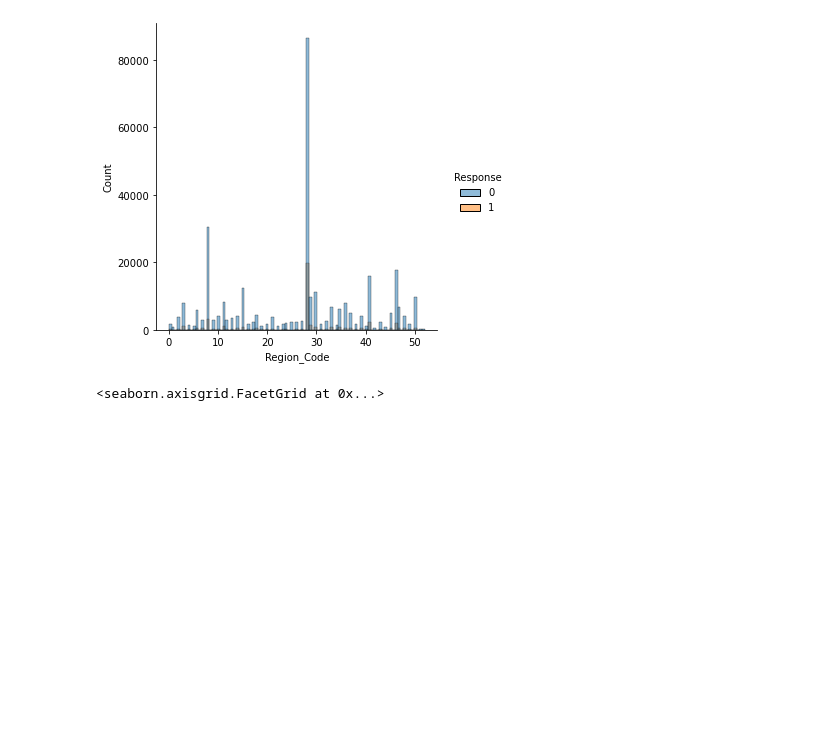
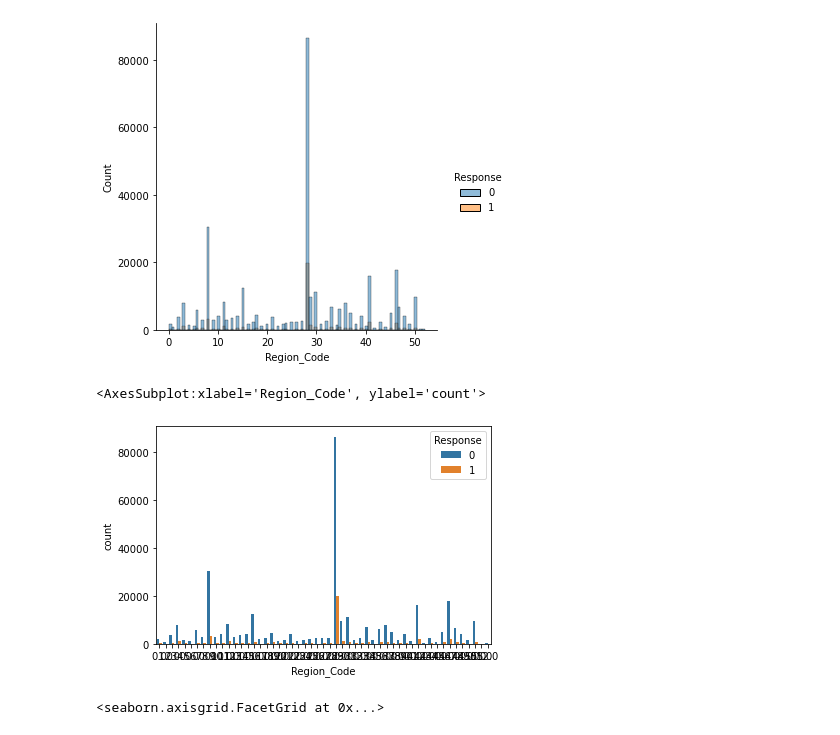
Before and after one commit to BharatGodara/SummerProject, a Jupyter notebook: Summer Project.ipynb, the cells around one changed output. Cells and saved outputs as stored; diff of their text form; code cells hidden in the pictures; blank space fills up the shorter version.

```diff
--- a/Summer Project.ipynb
+++ b/Summer Project.ipynb
@@ -157,6 +167,11 @@ sns.displot(x = "Region_Code", data = df , hue = 'Response')
 # %% [output]
 <seaborn.axisgrid.FacetGrid at 0x...>
 [figure]
+# %%
+sns.countplot(x = "Region_Code", data = df , hue = 'Response')
+# %% [output]
+<AxesSubplot:xlabel='Region_Code', ylabel='count'>
+[figure, added]
 # %%
 sns.displot(x = "Vintage", data = df , hue = 'Response')
 # %% [output]
```
Also changed, not shown: parts of 64 cells of this notebook.
